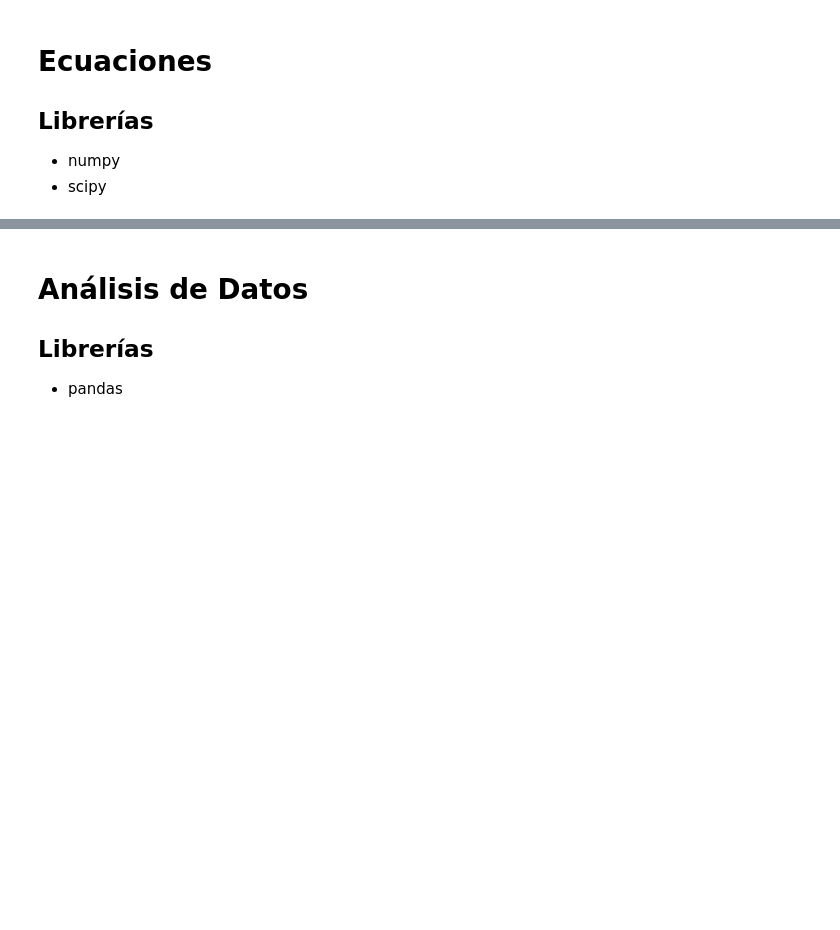
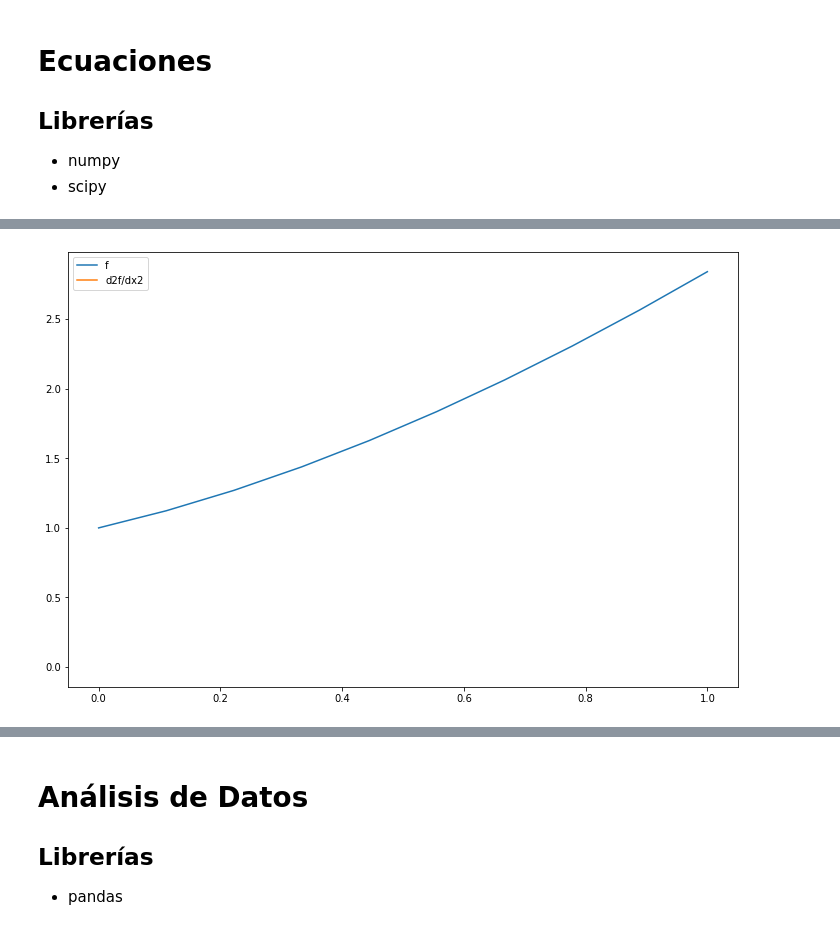
Before and after one commit to sebastiandres/pycon_ar, a Jupyter notebook: Parte4-Seba-Ideas-y-librerias.ipynb, the cells around one changed output, grey strips where cells are left out. Saved outputs shown, nothing was run; the diff lists cells and outputs as text; code cells hidden in the pictures; blank space fills up the shorter version.

```diff
--- a/Parte4-Seba-Ideas-y-librerias.ipynb
+++ b/Parte4-Seba-Ideas-y-librerias.ipynb
@@ -275,0 +454,14 @@ plt.show()
+# %%
+def f(x):
+    return 1 + x**2
+
+x = np.array([0, 0.1, 0.2, 0.3, 0.4, 0.5, 0.6, 0.7, 0.8, 0.9, 1.0]) # O utilizar np.linspace!
+y = f(x) # Tan facil como llamar f sobre x
+dydx = ( y[1:] - y[:-1] ) / ( x[1:] - x[:-1] )
+x_aux = 0.5*(x[1:] + x[:-1])
+# To plot
+fig = plt.figure(figsize=(12,8))
+plt.plot(x, y, '-s', label="f")
+plt.plot(x_aux, dydx, '-s', label="df/dx")
+plt.legend(loc="upper left")
+plt.show()
@@ -275,0 +472,19 @@ plt.show()
+# %%
+import numpy as np
+from matplotlib import pyplot as plt
+
+def g(x):
+    return 1 + x**2 + np.sin(x)
+
+x = np.linspace(0,1,10)
+y = g(x)
+d2ydx2 = 0 * x # FIX ME
+x_aux = 0*d2ydx2 # FIX ME
+# To plot
+fig = plt.figure(figsize=(12,8))
+plt.plot(x, y, label="f")
+plt.plot(x_aux, d2ydx2, label="d2f/dx2")
+plt.legend(loc="upper left")
+plt.show()
+# %% [output]
+[figure, added]
```
Also changed, not shown: parts of 147 cells of this notebook, 1 other file.
